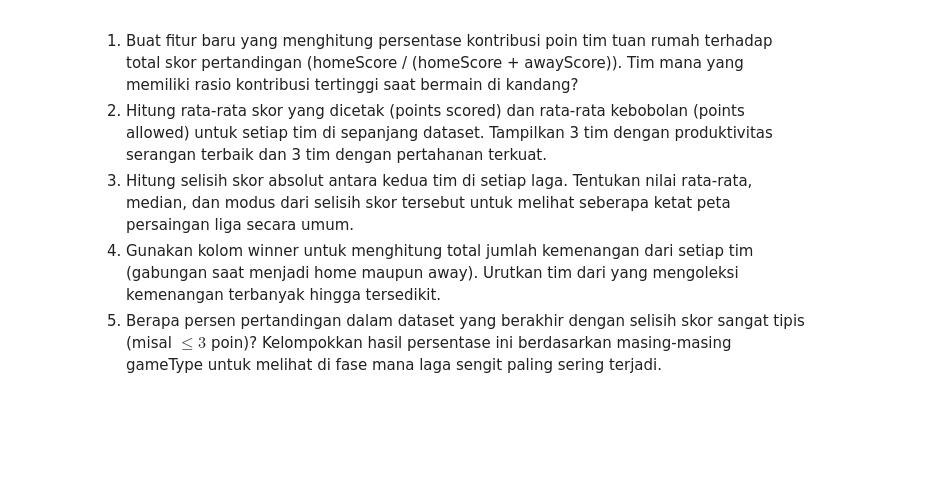
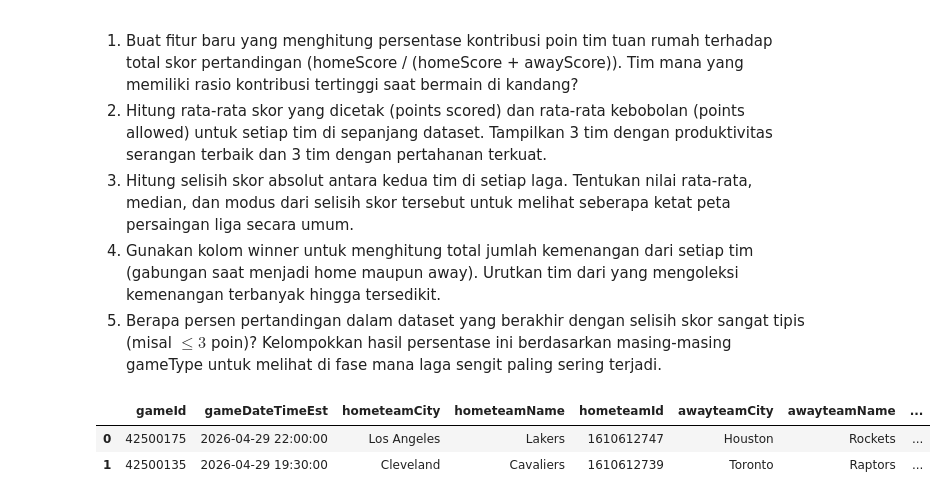
Before and after one commit to HafidzAfrieno/Project-Data-Analyst-Part-1, a Jupyter notebook: nba_player_analyst.ipynb, the cells around one changed output. Saved outputs shown, nothing was run; the diff lists cells and outputs as text; code cells hidden in the pictures; blank space fills up the shorter version.

```diff
--- a/nba_player_analyst.ipynb
+++ b/nba_player_analyst.ipynb
@@ -237,3 +249,9 @@ df.head(5)
    3. Hitung selisih skor absolut antara kedua tim di setiap laga. Tentukan nilai rata-rata, median, dan modus dari selisih skor tersebut untuk melihat seberapa ketat peta persaingan liga secara umum.
    4. Gunakan kolom winner untuk menghitung total jumlah kemenangan dari setiap tim (gabungan saat menjadi home maupun away). Urutkan tim dari yang mengoleksi kemenangan terbanyak hingga tersedikit.
    5. Berapa persen pertandingan dalam dataset yang berakhir dengan selisih skor sangat tipis (misal $\le 3$ poin)? Kelompokkan hasil persentase ini berdasarkan masing-masing gameType untuk melihat di fase mana laga sengit paling sering terjadi.
+# %%
+df.head(2)
+# %% [output]
+|  | gameId | gameDateTimeEst | hometeamCity | hometeamName | hometeamId | awayteamCity | awayteamName | ... |
+| 0 | 42500175 | 2026-04-29 22:00:00 | Los Angeles | Lakers | 1610612747 | Houston | Rockets | ... |
+| 1 | 42500135 | 2026-04-29 19:30:00 | Cleveland | Cavaliers | 1610612739 | Toronto | Raptors | ... |
```
Also changed, not shown: parts of 9 cells of this notebook.
